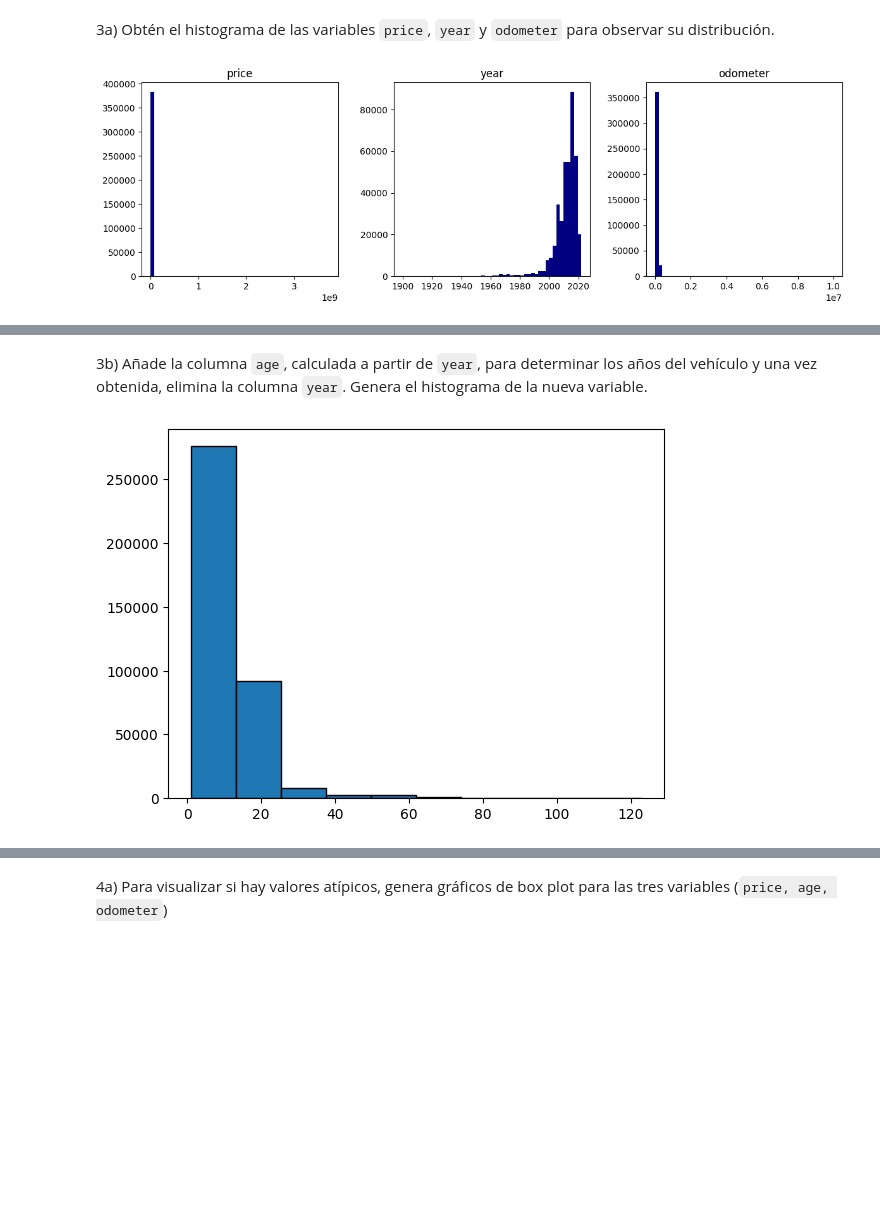
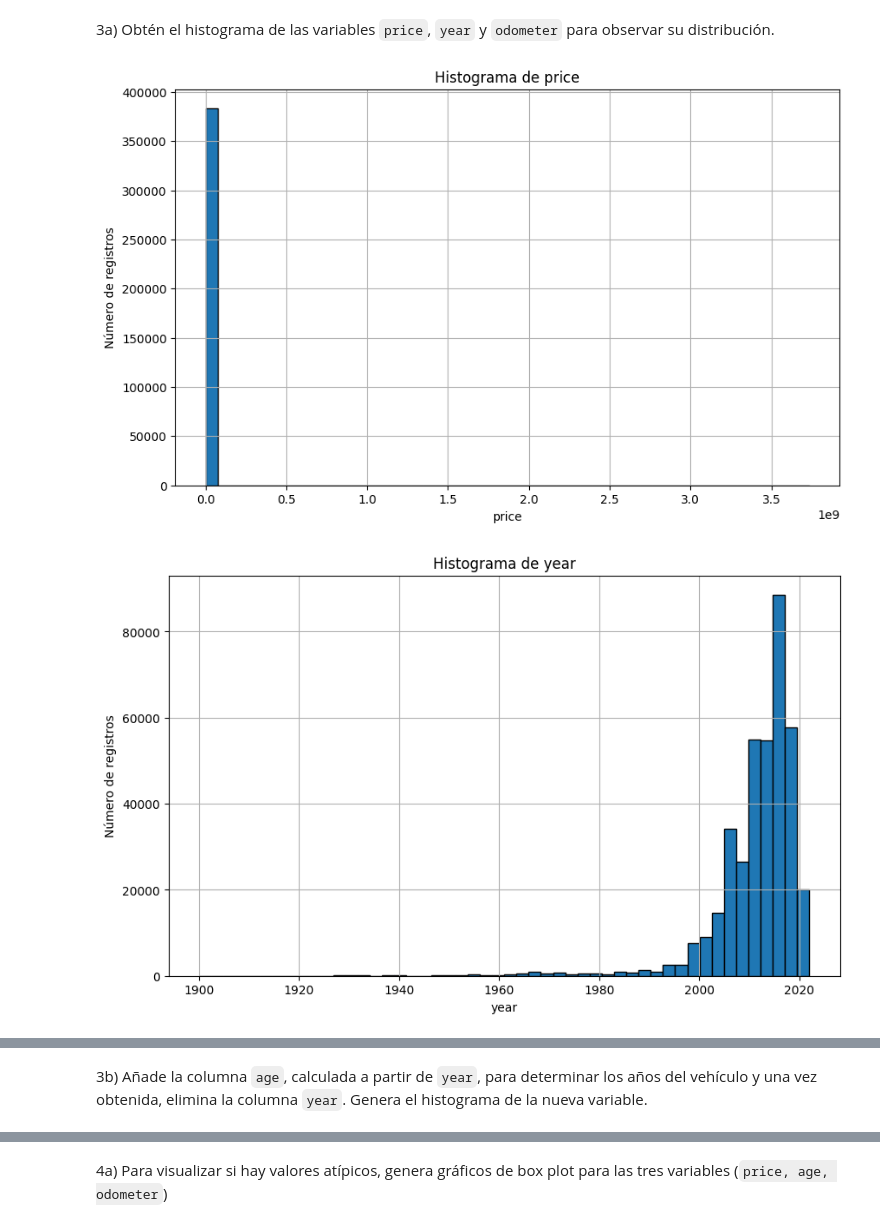
Before and after one commit to juliomestas/Ciencia_y_analitica_de_datos, a Jupyter notebook: Actividad6FE.ipynb, the cells around one changed output, grey strips where cells are left out. Saved outputs shown, nothing was run; the diff lists cells and outputs as text; code cells hidden in the pictures; blank space fills up the shorter version.

```diff
--- a/Actividad6FE.ipynb
+++ b/Actividad6FE.ipynb
@@ -91,6 +123,3 @@ Sin embargo, esto no es una regla aplicable a todos los escenarios y hay muchas
 Para esta actividad  utilizaremos un umbral de 0.70 de la cantidad de registros (aquellas columnas que tengan 70% de valores no nulos). Considera además que estamos asumiendo que dichas variables son MCAR o MAR sin ninguna método gráfico o estadístico.
 # %% [markdown]
 2a) Determina el porcentaje de valores faltantes por columna y elimina aquellas que posean el 30% o más de valores perdidos. Para ello utiliza el parámetro `thresh` de la función `dropna()` ¿Cuántas columnas se eliminaron?
-# %%
-cars_df.dropna(axis=1, thresh=0.3*len(cars_df), inplace=True)
-print(f"se eliminaron: {num_columns - cars_df.shape[1]} columnas")
@@ -108,0 +169,7 @@ se eliminaron 43391 registros
+# %%
+# Paso 1: Identifica las columnas con menos del 5% de valores faltantes
+columns_less_than_5_percent_missing = missing_percentage[missing_percentage < 5].index.tolist()
+# %%
+# Paso 2: Usa el parámetro subset de dropna() para eliminar registros
+initial_num_observations = num_observations  # Guarda el número de registros antes de eliminar
+cars_df_cleaned = cars_df_cleaned.dropna(subset=columns_less_than_5_percent_missing)
@@ -119,0 +185,22 @@ cars_df.fillna(fill_values, inplace=True)
+# %%
+# Variables numéricas
+numerical_cols = cars_df_cleaned.select_dtypes(include=['float64', 'int64']).columns
+
+for col in numerical_cols:
+    # Si la columna tiene valores perdidos
+    if cars_df_cleaned[col].isnull().sum() > 0:
+        # Si la columna está sesgada (usamos una regla empírica donde si la diferencia entre mean y median es significativa, la columna puede ser sesgada)
+        if abs(cars_df_cleaned[col].mean() - cars_df_cleaned[col].median()) > cars_df_cleaned[col].std():
+            cars_df_cleaned[col].fillna(cars_df_cleaned[col].median(), inplace=True)
+        else:
+            cars_df_cleaned[col].fillna(cars_df_cleaned[col].mean(), inplace=True)
+
+# Variables categóricas
+categorical_cols = cars_df_cleaned.select_dtypes(include=['object']).columns
+
+for col in categorical_cols:
+    # Si la columna tiene valores perdidos
+    if cars_df_cleaned[col].isnull().sum() > 0:
+        cars_df_cleaned[col].fillna(cars_df_cleaned[col].mode()[0], inplace=True)
+
+print("Imputación completada.")
@@ -121,13 +210,19 @@ cars_df.fillna(fill_values, inplace=True)
 ## Valores atípicos
 # %% [markdown]
 3a) Obtén el histograma de las variables `price`, `year` y `odometer` para observar su distribución.
-# %%
-fig, axes = plt.subplots(1, 3, figsize=(12, 4))
-cols = ['price', 'year', 'odometer']
-for i, ax in enumerate(axes):
-  ax.hist(cars_df[cols[i]], bins=50, color='navy')
-  ax.set_title(cols[i])
-plt.tight_layout()
-plt.show()
-# %% [output]
-[figure, removed]
+# %%
+# Definir las variables a visualizar
+variables = ['price', 'year', 'odometer']
+
+# Crear un histograma para cada variable
+for var in variables:
+    plt.figure(figsize=(10, 6))
+    plt.hist(cars_df_cleaned[var].dropna(), bins=50, edgecolor='k')  # Ignorar valores NaN por si acaso
+    plt.title(f'Histograma de {var}')
+    plt.xlabel(var)
+    plt.ylabel('Número de registros')
+    plt.grid(True)
+    plt.show()
+# %% [output]
+[figure, added]
+[figure, added]
@@ -134,10 +230,2 @@ plt.show()
 # %% [markdown]
 3b) Añade la columna `age`, calculada a partir de `year`, para determinar los años del vehículo y una vez obtenida, elimina la columna `year`. Genera el histograma de la nueva variable.
-# %%
-cars_df['age'] = datetime.datetime.now().year - cars_df['year']
-cars_df.drop(['year'], axis=1, inplace=True)
-plt.hist(cars_df['age'],
-         edgecolor='black')
-plt.show()
-# %% [output]
-[figure, removed]
```
Also changed, not shown: parts of 39 cells of this notebook.
